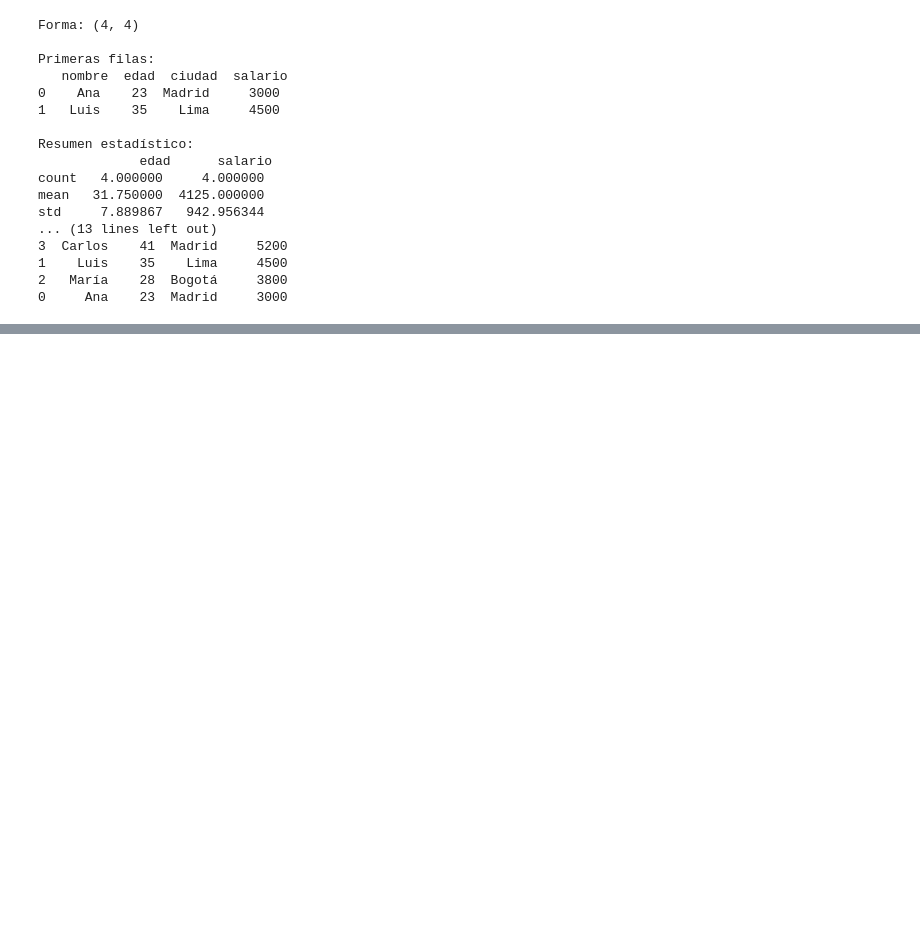
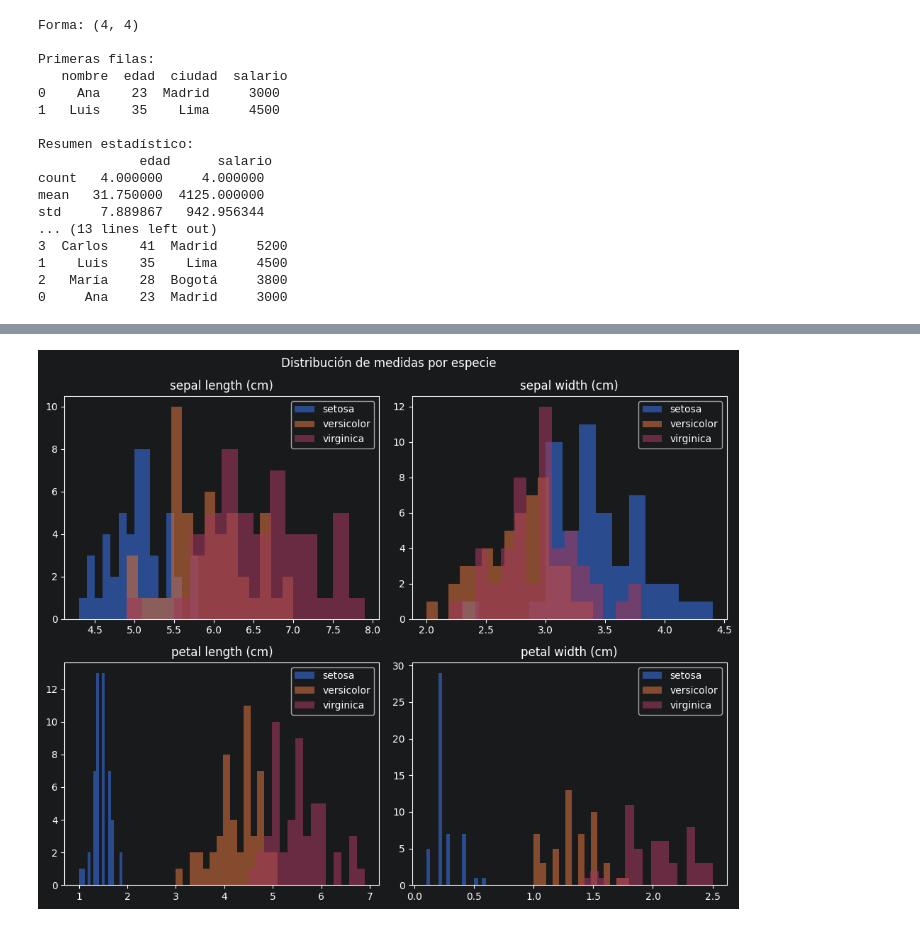
Before and after one commit to camilandrea/AI-Learning-Journey-Python-PyTorch-, a Jupyter notebook: fundamentos/01_numpy_pandas.ipynb, the cells around one changed output, grey strips where cells are left out. Cells and saved outputs as stored; diff of their text form; code cells hidden in the pictures; blank space fills up the shorter version.

```diff
--- a/fundamentos/01_numpy_pandas.ipynb
+++ b/fundamentos/01_numpy_pandas.ipynb
@@ -108,0 +227,17 @@ std     7.889867   942.956344
+# %%
+# Histograma de distribución por especie
+fig, axes = plt.subplots(2, 2, figsize=(10, 8))
+columnas = ["sepal length (cm)", "sepal width (cm)",
+            "petal length (cm)", "petal width (cm)"]
+
+for ax, columna in zip(axes.flatten(), columnas):
+    for especie, grupo in df_iris.groupby("especie"):
+        ax.hist(grupo[columna], alpha=0.6, label=especie, bins=15)
+    ax.set_title(columna)
+    ax.legend()
+
+plt.suptitle("Distribución de medidas por especie")
+plt.tight_layout()
+plt.show()
+# %% [output]
+[figure, added]
```
Also changed, not shown: parts of 10 cells of this notebook.
